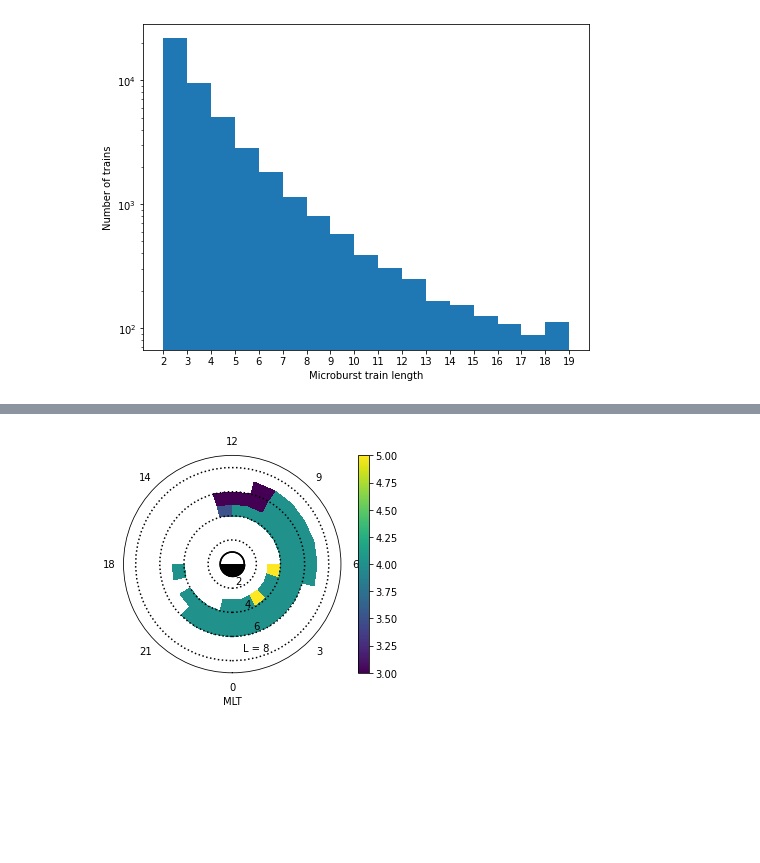
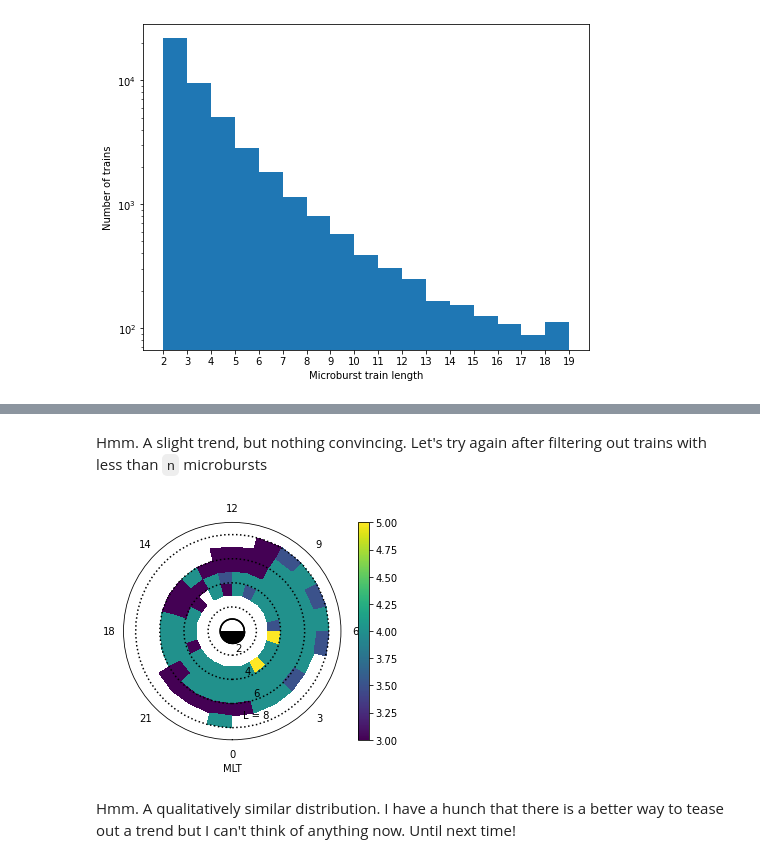
Before and after one commit to mshumko/sampex_microburst_indices, a Jupyter notebook: sampex_microburst_indices/analysis/microburst_trains.ipynb, the cells around one changed output, grey strips where cells are left out. Saved outputs shown, nothing was run; the diff lists cells and outputs as text; code cells hidden in the pictures; blank space fills up the shorter version.

```diff
--- a/sampex_microburst_indices/analysis/microburst_trains.ipynb
+++ b/sampex_microburst_indices/analysis/microburst_trains.ipynb
@@ -85,8 +92,15 @@ threshold_s = 1
 # %%
+def progressbar(i, n):
+    """ A simple progressbar that I implemented in aurora-asi-lib. """
+    progress_percent = round(100 * i / n)
+    progress_str = "#" * (progress_percent // 5)
+    print(f'Calculating intervals: |{progress_str:<20}| {progress_percent}%', end='\r')
+    return
+
 def intervals(dt, threshold_s=1):
     """
     Given a list of time differences, dt, calculate the start and end indices for
-    intervals where dt < threshold_s (units of seconds).
+    intervals in which all dt < threshold_s (units of seconds).
     """
     i = 0
     indices = np.zeros((0, 2), dtype=int)
@@ -113,6 +127,5 @@ def intervals(dt, threshold_s=1):
     return indices
 
 indices = intervals(cat['dt'], threshold_s=threshold_s)
-indices
 # %% [output]
 Calculating intervals: |####################| 100%
@@ -199,0 +234,22 @@ long_trains = trains[trains['n_microbursts'] > 2]
+# %%
+L_bins = np.arange(3, 10)
+MLT_bins = np.arange(0, 24.1)
+percentiles = np.array([50])
+
+H = np.nan*np.zeros(
+    (len(MLT_bins), len(L_bins), len(percentiles))
+                    )
+
+for i, (start_MLT, end_MLT) in enumerate(zip(MLT_bins[:-1], MLT_bins[1:])):
+    for j, (start_L, end_L) in enumerate(zip(L_bins[:-1], L_bins[1:])):
+        df_flt = trains.loc[(
+            (trains['MLT'] > start_MLT) &  (trains['MLT'] < end_MLT) &
+            (trains['L_Shell'] > start_L) &  (trains['L_Shell'] < end_L)
+            ), 'n_microbursts']
+        if df_flt.shape[0] >= 10:
+            H[i, j, :] = df_flt.quantile(percentiles/100)
+
+fig, ex = plt.subplots(subplot_kw={'projection': 'polar'})
+d = Dial(ex, MLT_bins, L_bins, H[:,:,0])
+d.draw_earth()
+d.draw_dial()
@@ -200,24 +258,31 @@ long_trains = trains[trains['n_microbursts'] > 2]
+# %% [markdown]
+Hmm. A slight trend, but nothing convincing. Let's try again after filtering out trains with less than `n` microbursts
 # %%
+n = 2
+long_trains = trains[trains['n_microbursts'] > n]
+
 L_bins = np.arange(3, 10)
 MLT_bins = np.arange(0, 24.1)
 percentiles = np.array([50])
 
 H = np.nan*np.zeros(
     (len(MLT_bins), len(L_bins), len(percentiles))
                     )
 
 for i, (start_MLT, end_MLT) in enumerate(zip(MLT_bins[:-1], MLT_bins[1:])):
     for j, (start_L, end_L) in enumerate(zip(L_bins[:-1], L_bins[1:])):
         df_flt = long_trains.loc[(
             (long_trains['MLT'] > start_MLT) &  (long_trains['MLT'] < end_MLT) &
             (long_trains['L_Shell'] > start_L) &  (long_trains['L_Shell'] < end_L)
             ), 'n_microbursts']
-        if df_flt.shape[0] >= 100:
+        if df_flt.shape[0] >= 10:
             H[i, j, :] = df_flt.quantile(percentiles/100)
 
-fig, dx = plt.subplots(subplot_kw={'projection': 'polar'})
-d = Dial(dx, MLT_bins, L_bins, H[:,:,0])
+fig, ex = plt.subplots(subplot_kw={'projection': 'polar'})
+d = Dial(ex, MLT_bins, L_bins, H[:,:,0])
 d.draw_earth()
 d.draw_dial()
 # %% [output]
-[figure, old version]
+[figure, new version]
+# %% [markdown]
+Hmm. A qualitatively similar distribution. I have a hunch that there is a better way to tease out a trend but I can't think of anything now. Until next time!
```
Also changed, not shown: parts of 27 cells of this notebook, 1 other file.
